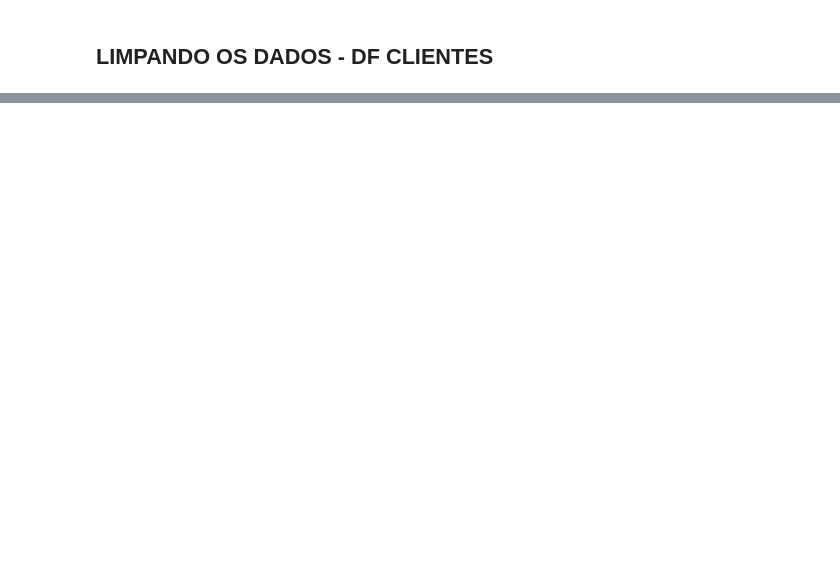
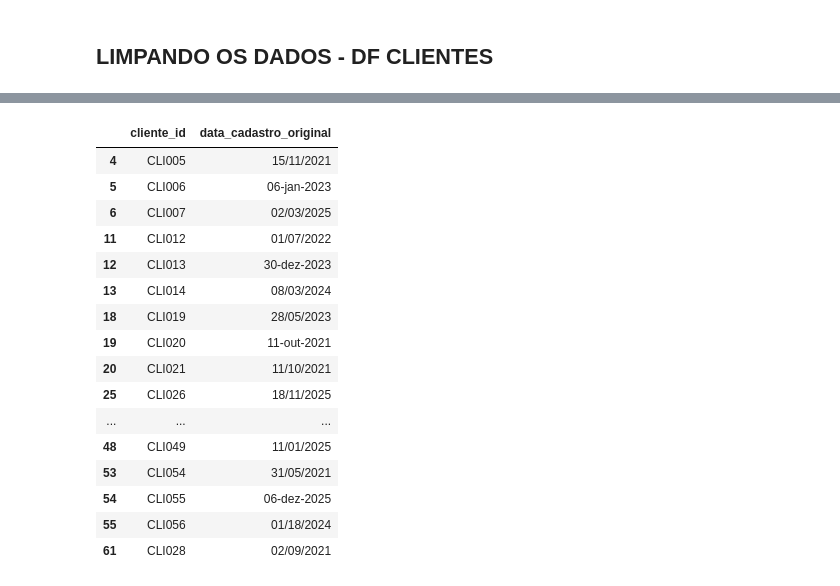
Before and after one commit to Carolaynebarret/DataConnect, a Jupyter notebook: Untitled24.ipynb, the cells around one changed output, grey strips where cells are left out. Saved outputs shown, nothing was run; the diff lists cells and outputs as text; code cells hidden in the pictures; blank space fills up the shorter version.

```diff
--- a/Untitled24.ipynb
+++ b/Untitled24.ipynb
@@ -469,0 +514,6 @@ display(df_analistas)
+# %%
+#Preencher os valores faltantes por (Não informado)
+
+df_clientes['setor'] = df_clientes['setor'].fillna('Não informado')
+
+df_clientes.head()
@@ -469,0 +527,4 @@ display(df_analistas)
+# %%
+#Padronizando a coluna setor
+df_clientes["setor"] = df_clientes["setor"].str.strip().str.title()
+df_clientes["setor"].value_counts(dropna=False)
@@ -469,0 +567,8 @@ display(df_analistas)
+# %%
+#convertendo em sem altera o datafreme original
+
+df_clientes["data_cadastro_original"] = df_clientes["data_cadastro"]
+df_clientes["data_cadastro"] = pd.to_datetime(
+    df_clientes["data_cadastro"],
+    errors="coerce"
+)
@@ -469,0 +589,22 @@ display(df_analistas)
+# %%
+df_clientes[
+    df_clientes["data_cadastro"].isna()
+][["cliente_id", "data_cadastro_original"]]
+# %% [output]
+|  | cliente_id | data_cadastro_original |
+| 4 | CLI005 | 15/11/2021 |
+| 5 | CLI006 | 06-jan-2023 |
+| 6 | CLI007 | 02/03/2025 |
+| 11 | CLI012 | 01/07/2022 |
+| 12 | CLI013 | 30-dez-2023 |
+| 13 | CLI014 | 08/03/2024 |
+| 18 | CLI019 | 28/05/2023 |
+| 19 | CLI020 | 11-out-2021 |
+| 20 | CLI021 | 11/10/2021 |
+| 25 | CLI026 | 18/11/2025 |
+| ... | ... | ... |
+| 48 | CLI049 | 11/01/2025 |
+| 53 | CLI054 | 31/05/2021 |
+| 54 | CLI055 | 06-dez-2025 |
+| 55 | CLI056 | 01/18/2024 |
+| 61 | CLI028 | 02/09/2021 |
```
Also changed, not shown: parts of 12 cells of this notebook.
